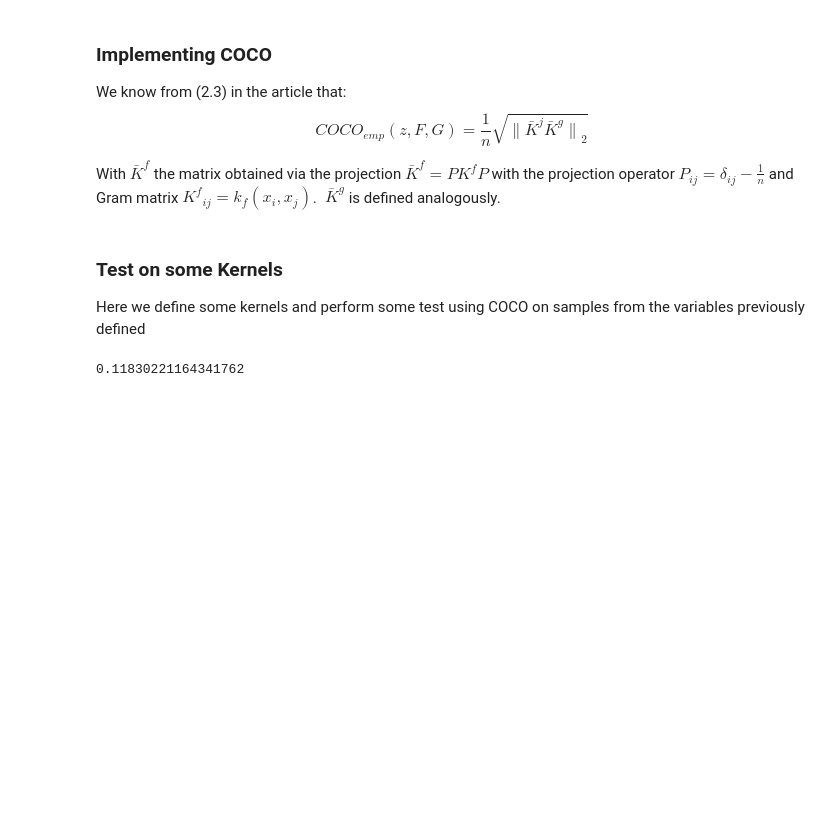
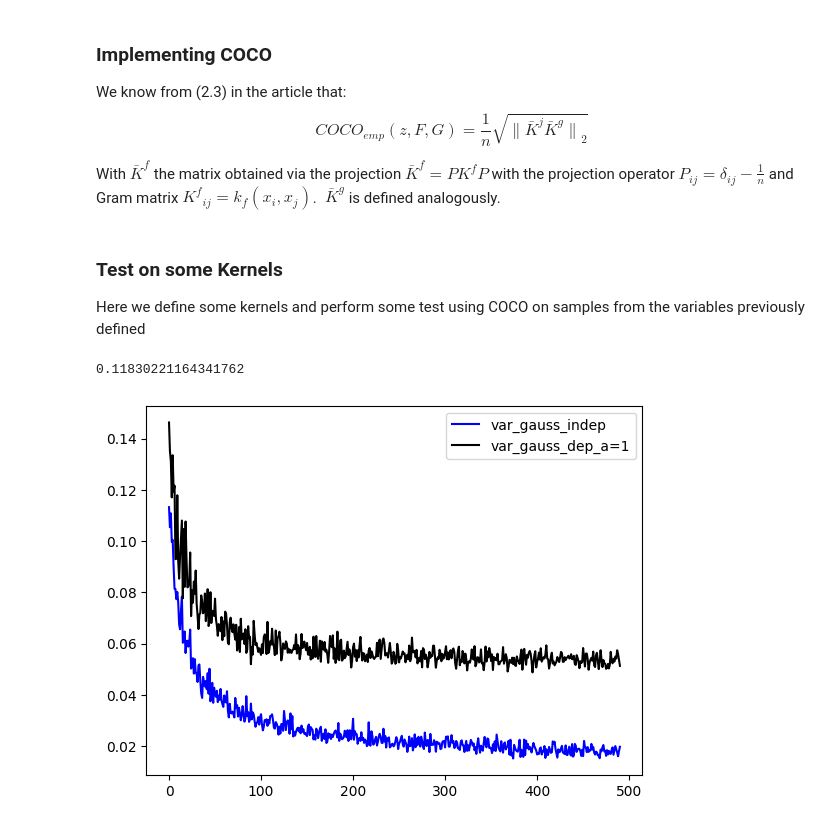
Before and after one commit to Noe-Bosc-Haddad/Gretton-independence-tests, a Jupyter notebook: test-notebooks/COCO_test.ipynb, the cells around one changed output. Cells and saved outputs as stored; diff of their text form; code cells hidden in the pictures; blank space fills up the shorter version.

Commit message:
few new plots with different dependent variables and kernels

```diff
--- a/test-notebooks/COCO_test.ipynb
+++ b/test-notebooks/COCO_test.ipynb
@@ -7,14 +7,17 @@ This notebook is an implementation of the constrained covariance from [Kernel Co
 # %%
 import numpy as np
 # %%
-def X(n:int=None,cov: np.array=np.identity(5),mean: np.array = np.zeros(5))->np.array:
-    """Args:
-    n,int: number of samples by default n=None ie a single sample
-    cov,np.array: covariance matrix by default cov=np.identity(3)
-    mean: mean value vector by default mean=np.zeros(3)
+def X(n:int=None,cov: np.array=np.identity(4),mean: np.array = np.zeros(4))->np.array:
+    """
+    Args:
+        n,int: number of samples by default n=None ie a single sample
+        cov,np.array: covariance matrix by default cov=np.identity(3)
+        mean: mean value vector by default mean=np.zeros(3)
 
-    returns n samples of the
+    Returns:
+        n samples of the gaussian vector defined by the cov matrix and mean vector
     """
+
     return np.random.multivariate_normal(mean,cov,n)
 # %%
 print(X())
@@ -111,21 +114,35 @@ COCO(Kf,Kg,x,y)
 # %% [output]
 0.11830221164341762
 # %%
+
+
 import matplotlib.pyplot as plt
-a= 0.5
-res_indep = np.empty(491)
-res_dep = np.empty(491)
+from tqdm import tqdm
+m = 500
+a= 1
+res_indep = np.empty(m-9)
+res_dep = np.empty(m-9)
+cov = np.identity(4)
+cov[1][0] =  0.5
+cov[0][1] =  0.5
+cov[1][2] =  0.25
+cov[2][1] =  0.25
+cov[2][3] =  0.75
+cov[3][2] =  0.75
+mean = np.array([0.5,1,0.6,0])
 
-for i in range(10,501):
-    x = X(i)
-    y = X(i)
+for i in tqdm(range(5,m+1)):
+    x = X(i,cov,mean)
+    y = X(i,cov,mean)
     res_indep[i-10] = COCO(Kf,Kg,x,y)
-    x2 = X(i)
-    y2 = a*x2 +(1-a)*X(i)
+    x2 = X(i,cov,mean)
+    y2 = a*x2 +(1-a)*X(i,cov,mean)
     res_dep[i-10] = COCO(Kf,Kg,x2,y2)
 
 
 plt.plot(res_indep,color = "blue", label ="var_gauss_indep")
-plt.plot(res_indep,color = "black", label ="var_gauss_dep_a={}".format(a))
+plt.plot(res_dep,color = "black", label ="var_gauss_dep_a={}".format(a))
 plt.legend()
 plt.show()
+# %% [output]
+[figure, added]
```
Also changed, not shown: parts of 2 cells of this notebook.
